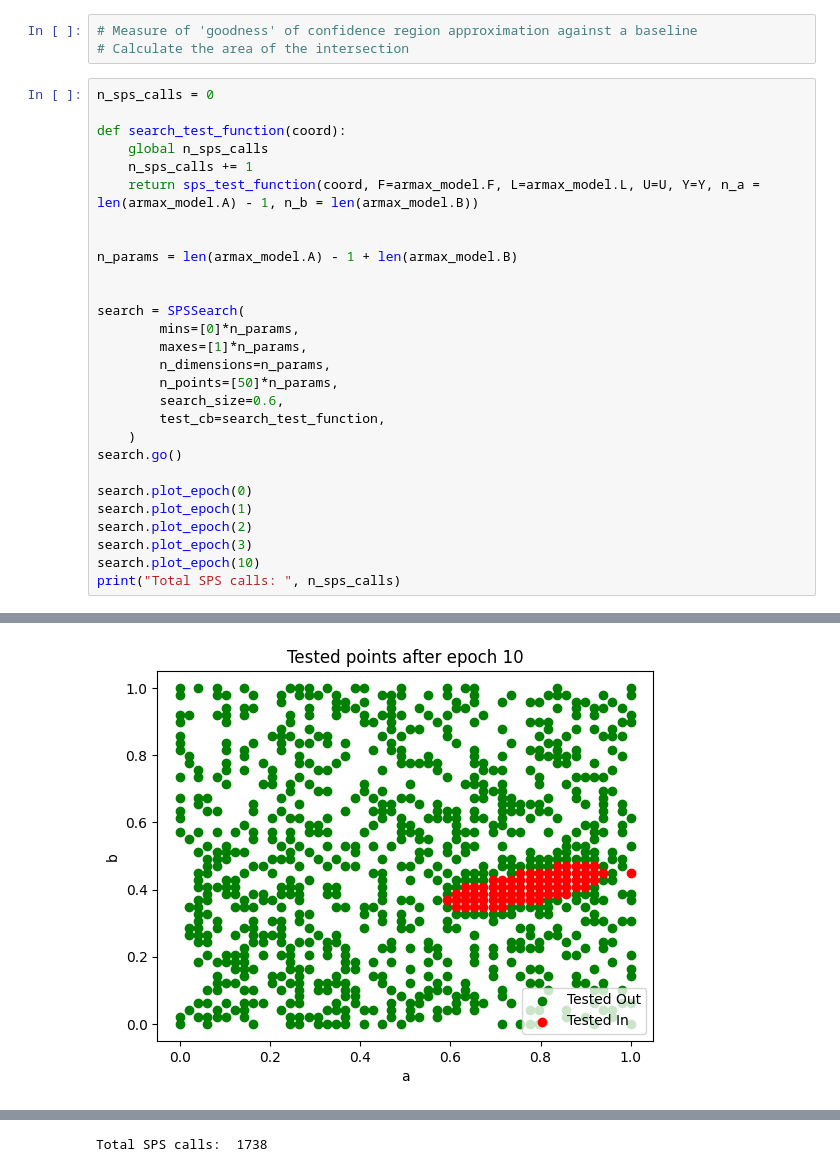
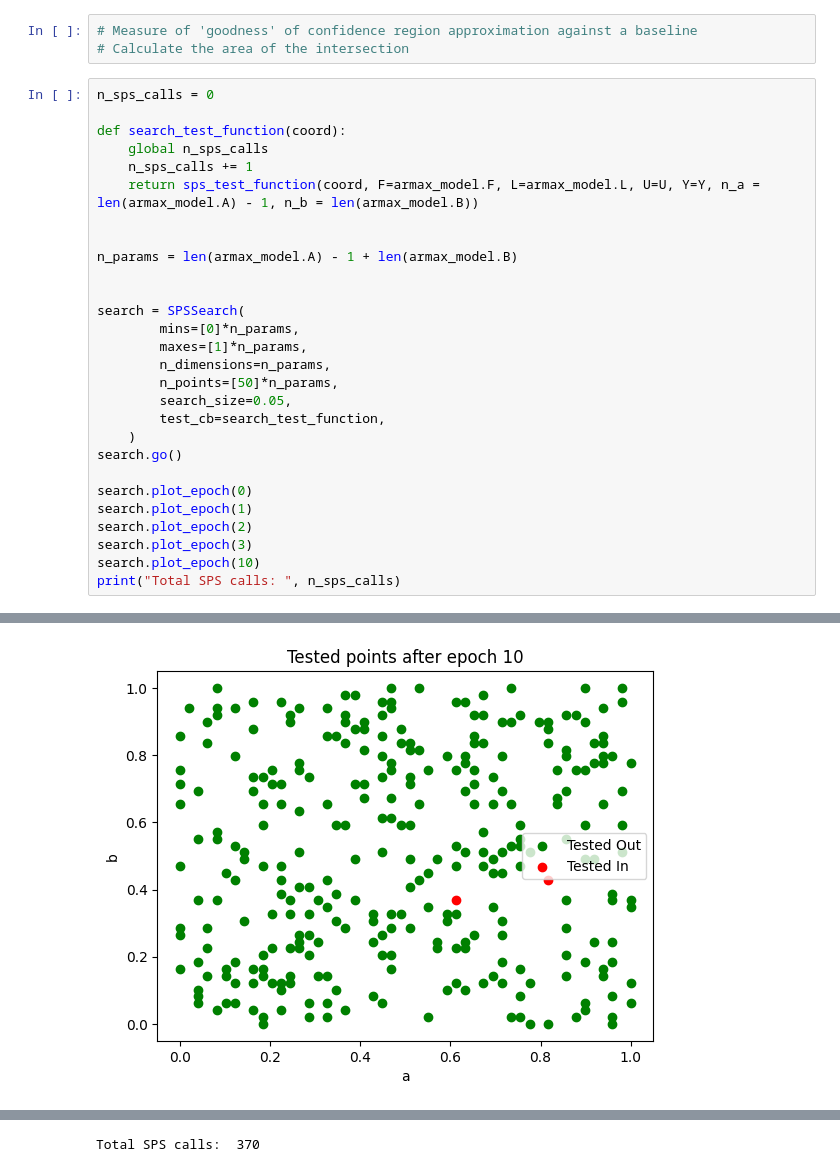
Before and after one commit to Muckthebuck/Learning-Dynamic-Systems, a Jupyter notebook: search/notebooks/search_benchmarking.ipynb, the cells around one changed output, grey strips where cells are left out. Saved outputs shown, nothing was run; the diff lists cells and outputs as text.

```diff
--- a/search/notebooks/search_benchmarking.ipynb
+++ b/search/notebooks/search_benchmarking.ipynb
@@ -194,7 +179,7 @@ search = SPSSearch(
         maxes=[1]*n_params,
         n_dimensions=n_params,
         n_points=[50]*n_params,
-        search_size=0.6,
+        search_size=0.05,
         test_cb=search_test_function,
     )
 search.go()
@@ -217 +202 @@ print("Total SPS calls: ", n_sps_calls)
-[figure, old version]
+[figure, new version]
@@ -219,4 +204,4 @@ print("Total SPS calls: ", n_sps_calls)
-Total SPS calls:  1738
+Total SPS calls:  370
 # %%
 knn_output = np.array(search.get_mapped_output())
 knn_in = knn_output[knn_output[:,2] == True]
```
Also changed, not shown: parts of 6 cells of this notebook, 2 other files.
